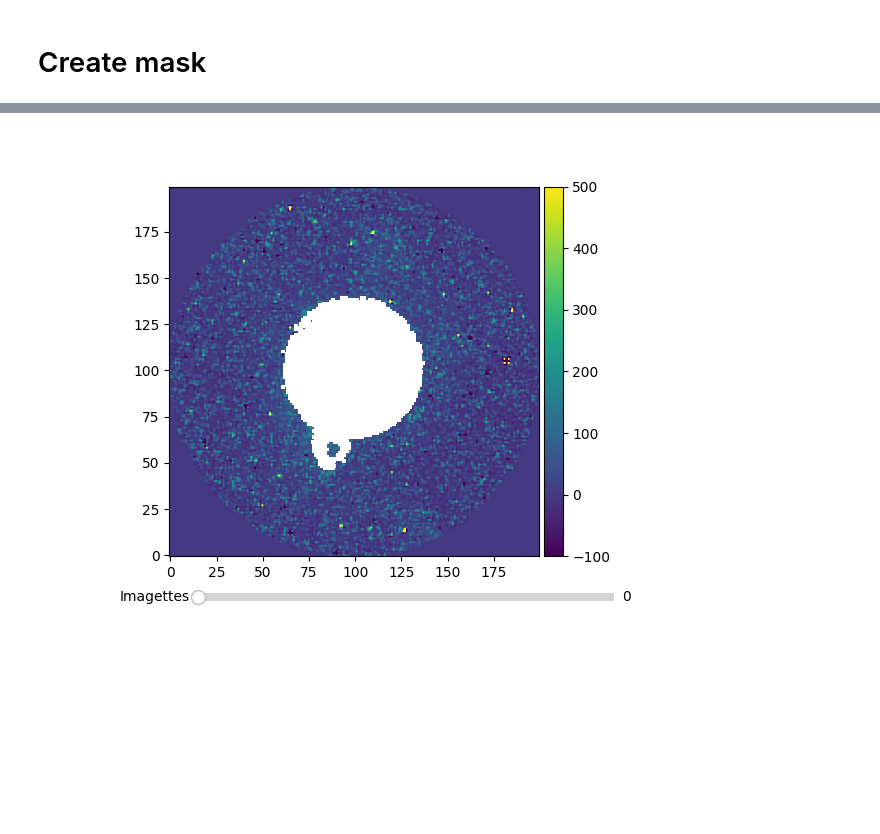
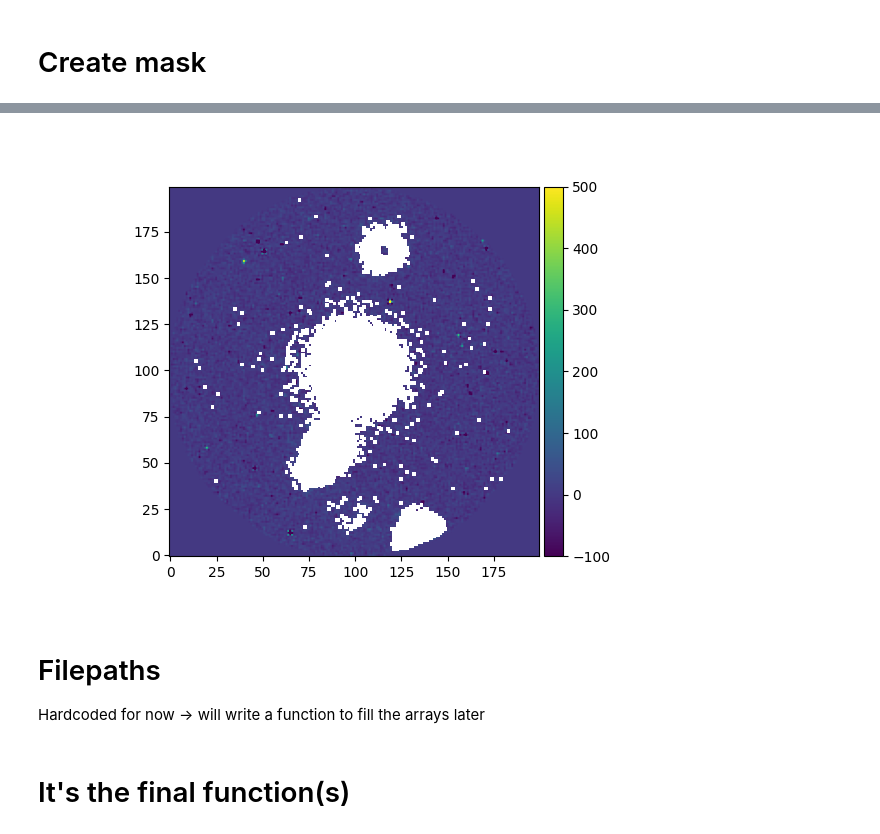
Before and after one commit to luisepevestorff/CheopsCosmics, a Jupyter notebook: Cheops_Cosmic_Clean.ipynb, the cells around one changed output, grey strips where cells are left out. Cells and saved outputs as stored; diff of their text form; code cells hidden in the pictures; blank space fills up the shorter version.

Commit message:
added path functions

```diff
--- a/Cheops_Cosmic_Clean.ipynb
+++ b/Cheops_Cosmic_Clean.ipynb
@@ -182,4 +314,24 @@ plt.close()
 # calculate new mean/median
 
 mean_new = np.mean(derotated_cube[:,:,:], axis=0)
-median_new = np.median(derotated_cube[:,:,:], axis=0)
+median_new = np.median(derotated_cube[:,:,:]**2, axis=0)
+# %%
+fig, ax = plt.subplots()
+divider = make_axes_locatable(ax)
+cax = divider.append_axes('right', size='5%', pad=0.05)
+
+im = ax.imshow(median_new, vmin=0, vmax=500,)
+fig.colorbar(im, cax=cax, orientation='vertical' )
+ax.invert_yaxis()
+
+'''
+axslider = plt.axes([0.25, 0.01, 0.65, 0.03])
+slider = Slider(axslider, 'Imagettes', 0, 149, valstep=1)
+
+def update(val):
+    array = derotated_cube[val,:,:]
+    ax.imshow(array, vmin=-100, vmax=500)
+    ax.invert_yaxis()
+slider.on_changed(update)
+'''
+plt.show()
@@ -197,9 +398,9 @@ plt.show()
 # %%
 mask = np.zeros(np.shape(median_new))
-mask[median_new > 60] = 1
+mask[median_new > 160] = 1
 
 kernel = np.ones((3,3), dtype=np.uint8)
-enlarged_mask = cv.dilate(mask, kernel, iterations=2)
+enlarged_mask = cv.dilate(mask, kernel, iterations=1)
 # %%
 def apply_mask(data, mask):
     masked_cube = np.ma.masked_where(mask == 1, data)
@@ -209,9 +410,9 @@ broadcast_mask = np.array(np.broadcast_to(enlarged_mask,np.shape(median_new)))
 median_mask = apply_mask(median_new, broadcast_mask)
 
 mask = np.zeros(np.shape(median_mask))
-mask[median_mask > 60] = 1
+mask[median_mask > 160] = 1
 
 median_broadcast = np.array(np.broadcast_to(mask,np.shape(derotated_cube)))
 cube_mask = apply_mask(derotated_cube, median_broadcast)
 
-print(cube_mask[0,100,:])
+#print(cube_mask[0,100,:])
@@ -236,26 +419,35 @@ print(cube_mask[0,100,:])
 # %%
-#plt.figure()
 fig, ax = plt.subplots()
 divider = make_axes_locatable(ax)
 cax = divider.append_axes('right', size='5%', pad=0.05)
 
-im = ax.imshow(cube_mask[0,:,:], vmin=-100, vmax=500)
+im = ax.imshow(cube_mask[0,:,:], vmin=-100, vmax=500, animated=True)
 fig.colorbar(im, cax=cax, orientation='vertical' )
 ax.invert_yaxis()
 
-
+'''
 axslider = plt.axes([0.25, 0.01, 0.65, 0.03])
-slider = Slider(axslider, 'Imagettes', 0, 224, valstep=1)
+slider = Slider(axslider, 'Imagettes', 0, 148, valstep=1)
 
 def update(val):
     array = cube_mask[val,:,:]
     ax.imshow(array,vmin=-100, vmax=500)
     ax.invert_yaxis()
 slider.on_changed(update)
 
 
+def update(i):
+    im.set_array(cube_mask[i,:,:])
+    return im
+'''
+#animation_figure = animation.FuncAnimation(fig, update, frames=148, interval=200, blit=True,repeat_delay=10)
+
 plt.show()
+#animation_figure.save("Rotation.gif")
 # %% [output]
-[figure, old version]
+[figure, new version]
 # %%
 plt.close()
+# %% [markdown]
+# Filepaths
+ Hardcoded for now -> will write a function to fill the arrays later
@@ -261,0 +467,2 @@ plt.close()
+# %% [markdown]
+# It's the final function(s)
```
Also changed, not shown: parts of 35 cells of this notebook.
